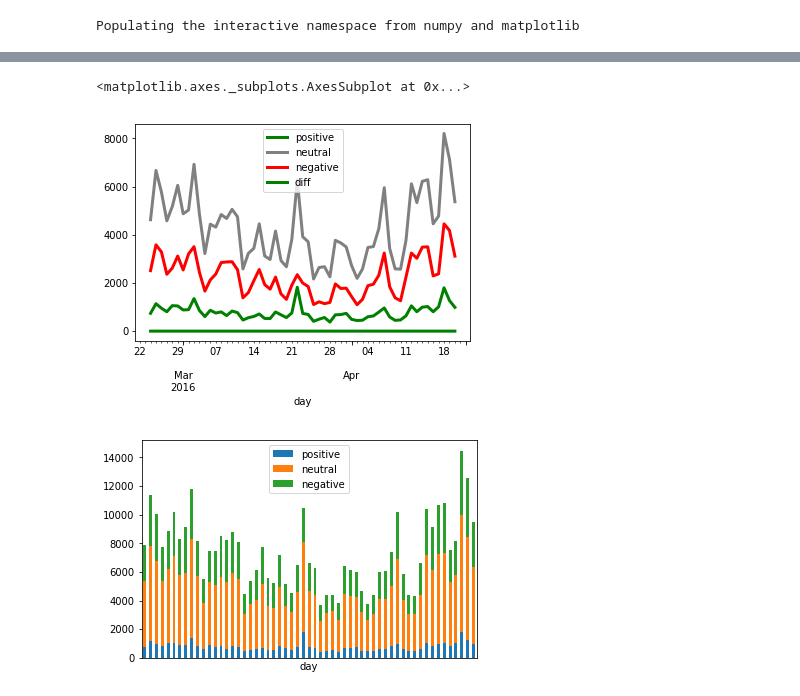
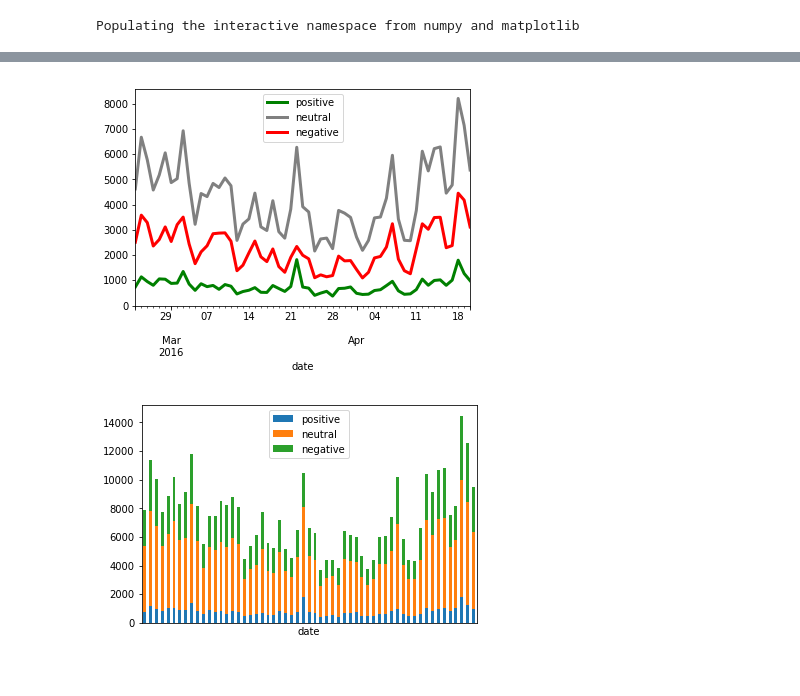
Before and after one commit to baryev/autoregressive-model, a Jupyter notebook: sentimentsAnalysis.ipynb, the cells around one changed output, grey strips where cells are left out. Saved outputs shown, nothing was run; the diff lists cells and outputs as text; code cells hidden in the pictures.

```diff
--- a/sentimentsAnalysis.ipynb
+++ b/sentimentsAnalysis.ipynb
@@ -47,6 +45,9 @@ ftse[['day', 'priceDl', 'volumeDl']].plot(x='day')
 # %%
 results = pd.merge(posByDay, neutrByDay, on='day')
 results = pd.merge(results, negByDay, on='day')
-results.columns = ['day', 'positive', 'neutral', 'negative']
+
+results.columns = ['date', 'positive', 'neutral', 'negative']
+results["sentimentCoef"] = ((results["positive"] - results["negative"])/
+                            (results["positive"] + results["neutral"] + results["negative"]))
 results.head()
 # %% [output]
@@ -59,3 +59,0 @@ results.head()
-# %%
-results["diff"] = (results["positive"] - results["negative"])/(results["positive"] + results["neutral"] + results["negative"])
-results.head()
@@ -69,6 +60,7 @@ results.head()
 # %%
-results.plot(x='day', linewidth = 3, color=['g', 'gray', 'r'])
+results[['date', 'positive', 'neutral', 'negative']].plot(x='date',
+                                                          linewidth = 3,
+                                                          color=['g', 'gray', 'r']);
 # %% [output]
-<matplotlib.axes._subplots.AxesSubplot at 0x...>
-[figure, old version]
+[figure, new version]
 # %%
```
Also changed, not shown: parts of 28 cells of this notebook, 1 other file.
